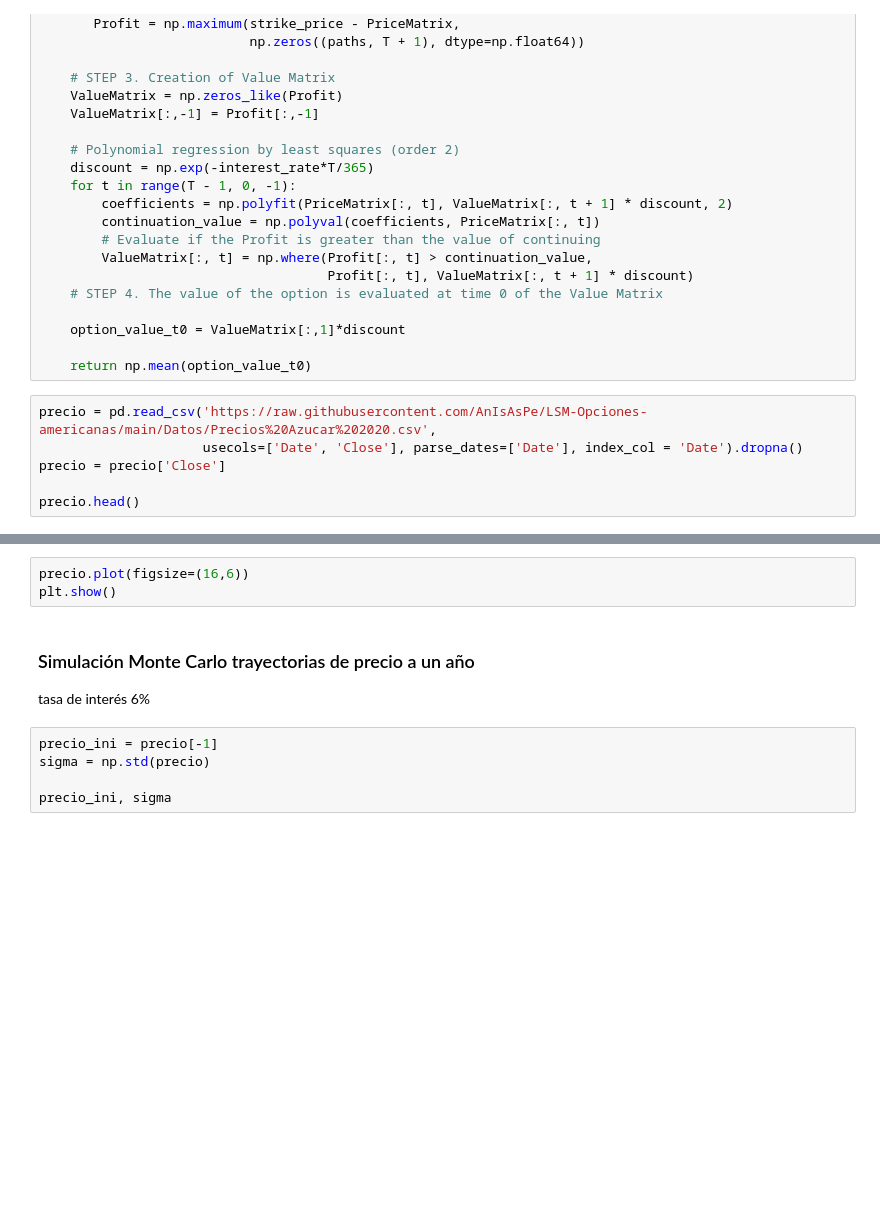
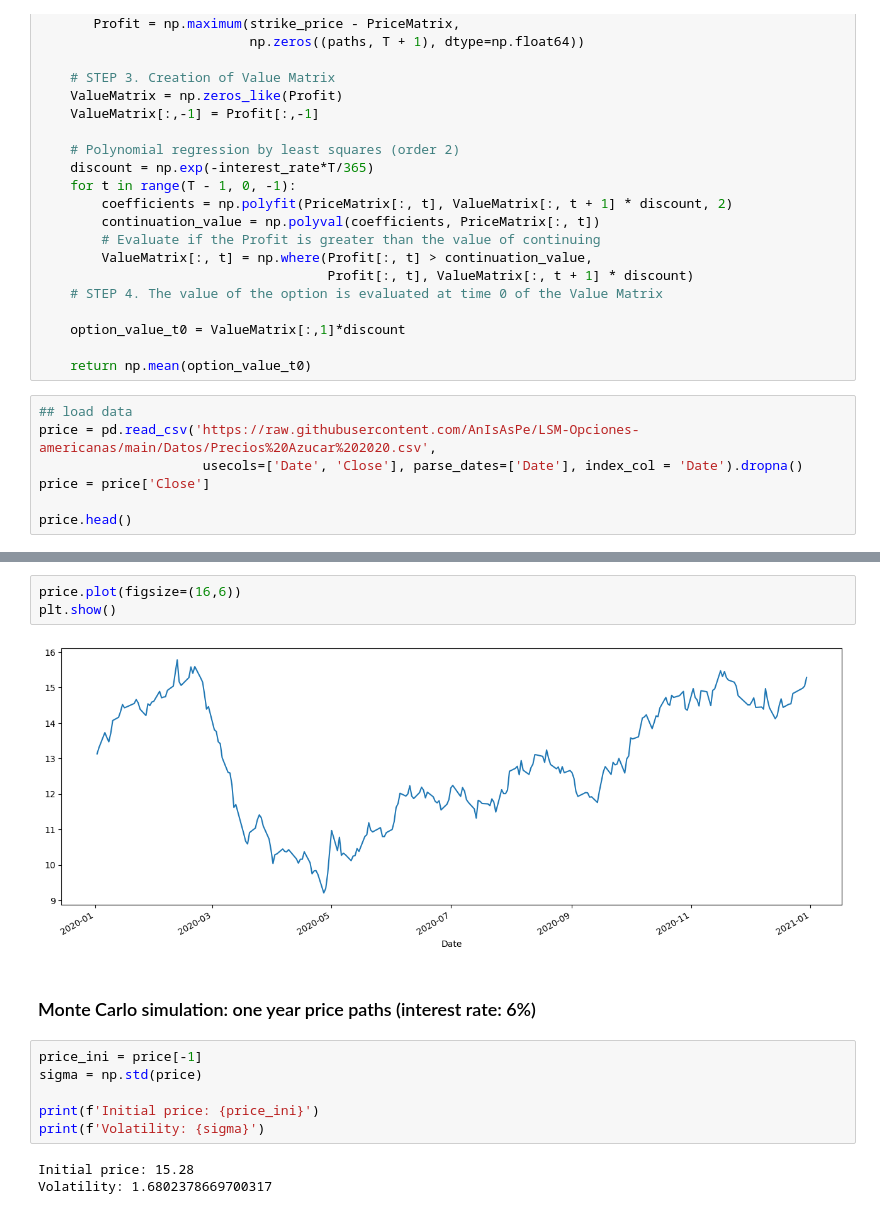
Before and after one commit to torreblanca99/course_financial_markets_maths, a Jupyter notebook: notebooks/01_Int_Derivates/03_[notes]_american_options.ipynb, the cells around one changed output, grey strips where cells are left out. Cells and saved outputs as stored; diff of their text form; blank space fills up the shorter version.

```diff
--- a/notebooks/01_Int_Derivates/03_[notes]_american_options.ipynb
+++ b/notebooks/01_Int_Derivates/03_[notes]_american_options.ipynb
@@ -215,9 +215,10 @@ def LSM(initial_price, interest_rate, sigma, T, paths, strike_price, option_type
 
     return np.mean(option_value_t0)
 # %%
-precio = pd.read_csv('https://raw.githubusercontent.com/AnIsAsPe/LSM-Opciones-americanas/main/Datos/Precios%20Azucar%202020.csv',
+## load data
+price = pd.read_csv('https://raw.githubusercontent.com/AnIsAsPe/LSM-Opciones-americanas/main/Datos/Precios%20Azucar%202020.csv',
                      usecols=['Date', 'Close'], parse_dates=['Date'], index_col = 'Date').dropna()
-precio = precio['Close']
+price = price['Close']
 
-precio.head()
+price.head()
 # %% [output]
@@ -225,11 +233,16 @@ URLError: <urlopen error [SSL: CERTIFICATE_VERIFY_FAILED] certificate verify fai
 # %%
-precio.plot(figsize=(16,6))
+price.plot(figsize=(16,6))
 plt.show()
+# %% [output]
+[figure, added]
 # %% [markdown]
-### Simulación Monte Carlo trayectorias de precio a un año
-tasa de interés 6%
+### Monte Carlo simulation: one year price paths (interest rate: 6%)
 # %%
-precio_ini = precio[-1]
-sigma = np.std(precio)
+price_ini = price[-1]
+sigma = np.std(price)
 
-precio_ini, sigma
+print(f'Initial price: {price_ini}')
+print(f'Volatility: {sigma}')
+# %% [output]
+Initial price: 15.28
+Volatility: 1.6802378669700317
```
Also changed, not shown: parts of 14 cells of this notebook.
